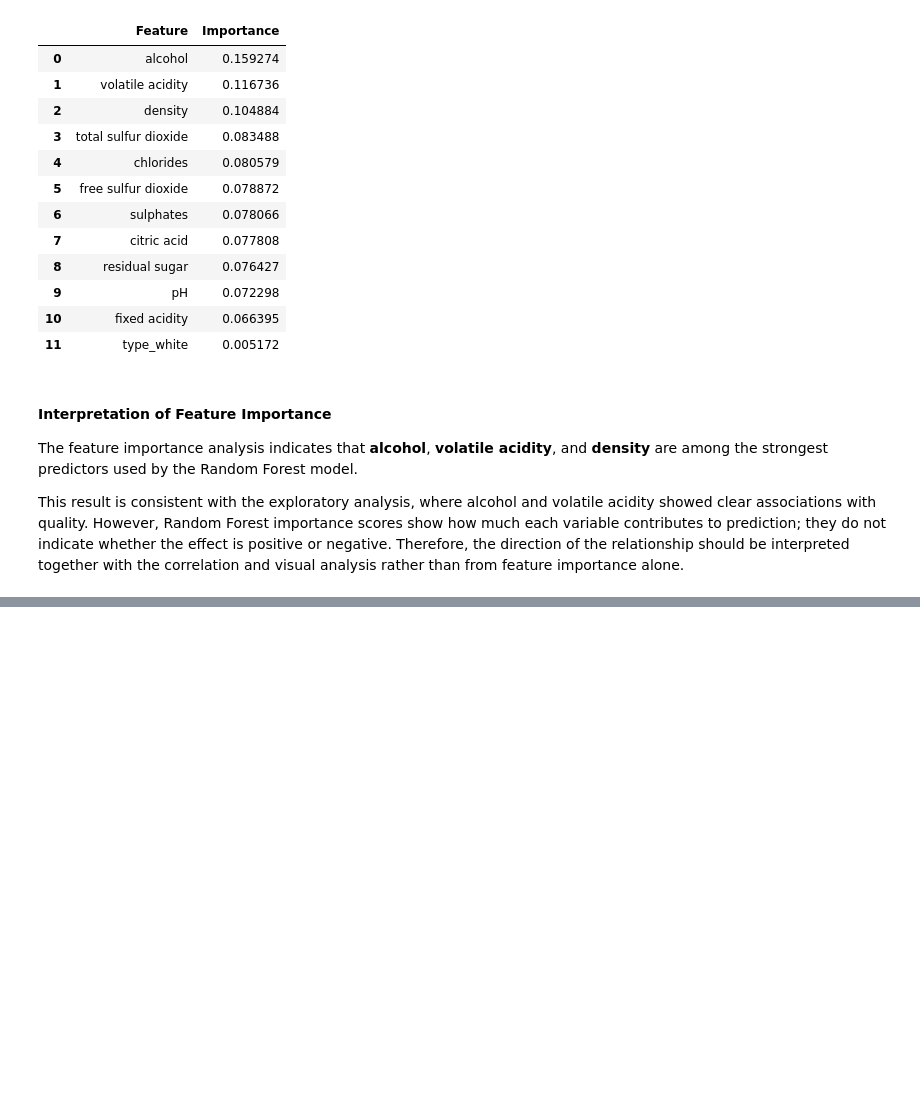
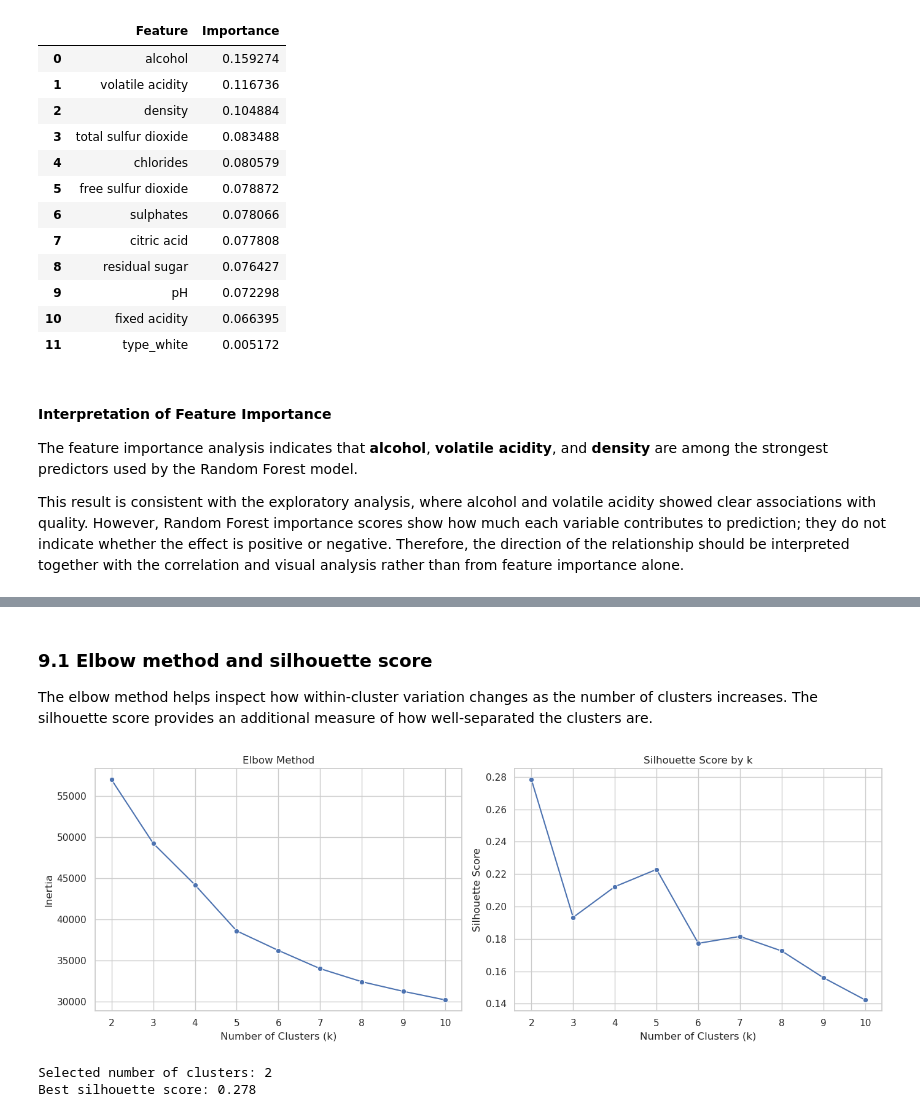
Before and after one commit to nathaliaacouto/ADES_Wine_Quality, a Jupyter notebook: [ADES]_Wine_Project.ipynb, the cells around one changed output, grey strips where cells are left out. Drawn from its saved outputs; the diff is of its cells as text; code cells hidden in the pictures; blank space fills up the shorter version.

Commit message:
Add clustering scores

```diff
--- a/[ADES]_Wine_Project.ipynb
+++ b/[ADES]_Wine_Project.ipynb
@@ -822,0 +829,27 @@ This result is consistent with the exploratory analysis, where alcohol and volat
+# %%
+from sklearn.cluster import KMeans
+from sklearn.metrics import silhouette_score
+from sklearn.decomposition import PCA
+
+cluster_features = df.drop(['quality', 'quality_binary', 'type'], axis=1)
+
+cluster_scaler = StandardScaler()
+cluster_scaled = cluster_scaler.fit_transform(cluster_features)
+
+k_values = range(2, 11)
+inertias = []
+silhouette_scores = []
+
+for k in k_values:
+    kmeans = KMeans(n_clusters=k, random_state=42, n_init=10)
+    cluster_labels = kmeans.fit_predict(cluster_scaled)
+    inertias.append(kmeans.inertia_)
+    silhouette_scores.append(silhouette_score(cluster_scaled, cluster_labels))
+
+cluster_selection = pd.DataFrame({
+    "k": list(k_values),
+    "Inertia": inertias,
+    "Silhouette Score": silhouette_scores
+})
+
+cluster_selection
@@ -822,0 +867,33 @@ This result is consistent with the exploratory analysis, where alcohol and volat
+# %% [markdown]
+### 9.1 Elbow method and silhouette score
+
+The elbow method helps inspect how within-cluster variation changes as the number of clusters increases. The silhouette score provides an additional measure of how well-separated the clusters are.
+# %%
+fig, axes = plt.subplots(1, 2, figsize=(14, 5))
+
+sns.lineplot(x="k", y="Inertia", data=cluster_selection, marker="o", ax=axes[0])
+axes[0].set_title("Elbow Method")
+axes[0].set_xlabel("Number of Clusters (k)")
+axes[0].set_ylabel("Inertia")
+
+sns.lineplot(x="k", y="Silhouette Score", data=cluster_selection, marker="o", ax=axes[1])
+axes[1].set_title("Silhouette Score by k")
+axes[1].set_xlabel("Number of Clusters (k)")
+axes[1].set_ylabel("Silhouette Score")
+
+plt.tight_layout()
+plt.show()
+# %% [output]
+[figure, added]
+# %%
+best_k = cluster_selection.loc[cluster_selection["Silhouette Score"].idxmax(), "k"]
+
+kmeans = KMeans(n_clusters=int(best_k), random_state=42, n_init=10)
+df_clustered = df.copy()
+df_clustered["cluster"] = kmeans.fit_predict(cluster_scaled)
+
+print("Selected number of clusters:", int(best_k))
+print("Best silhouette score:", cluster_selection["Silhouette Score"].max().round(3))
+# %% [output]
+Selected number of clusters: 2
+Best silhouette score: 0.278
```
Also changed, not shown: parts of 2 cells of this notebook.
